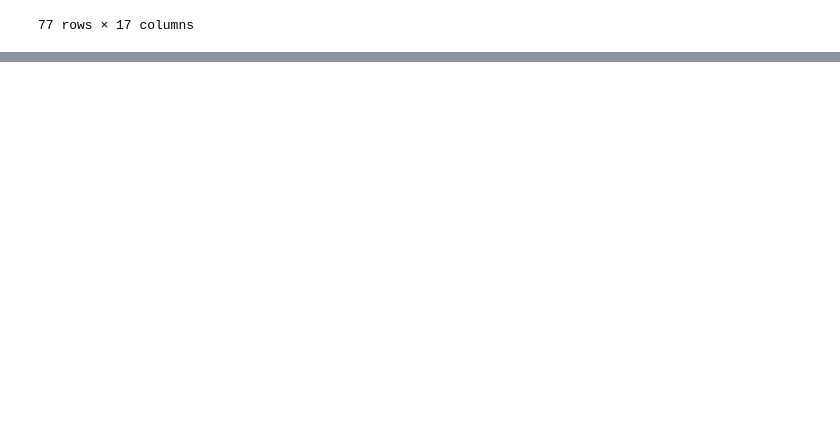
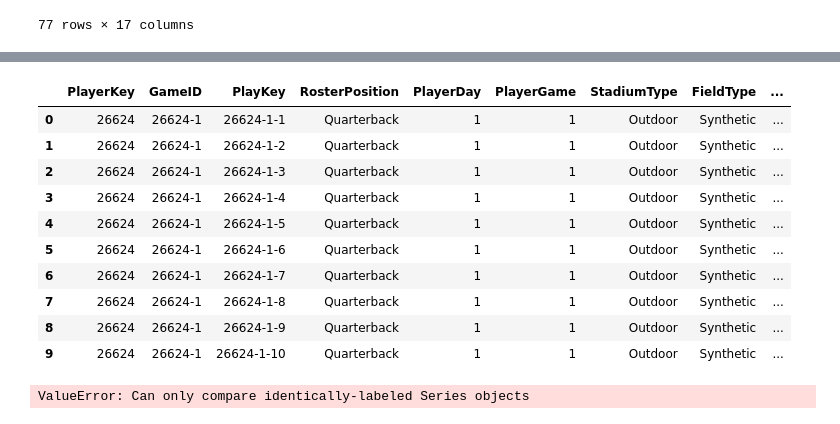
Before and after one commit to daniiprietoo/nfl-injury-analytics, a Jupyter notebook: notebooks/EDA.ipynb, the cells around one changed output, grey strips where cells are left out. Saved outputs shown, nothing was run; the diff lists cells and outputs as text; code cells hidden in the pictures; blank space fills up the shorter version.

```diff
--- a/notebooks/EDA.ipynb
+++ b/notebooks/EDA.ipynb
@@ -433,0 +429,4 @@ combined_data
+# %%
+play_list.sort_values(by=['PlayerKey', 'PlayerDay'], ascending=[True, True], inplace=True)
+dummy = play_list.copy()
+dummy.groupby('PlayerKey')['PlayerDay'].value_counts()
@@ -433,0 +447,19 @@ combined_data
+# %%
+dummy['RestDays'] = dummy.groupby('PlayerKey')['PlayerDay'].diff()
+dummy.head(10)
+# %% [output]
+|  | PlayerKey | GameID | PlayKey | RosterPosition | PlayerDay | PlayerGame | StadiumType | FieldType | ... |
+| 0 | 26624 | 26624-1 | 26624-1-1 | Quarterback | 1 | 1 | Outdoor | Synthetic | ... |
+| 1 | 26624 | 26624-1 | 26624-1-2 | Quarterback | 1 | 1 | Outdoor | Synthetic | ... |
+| 2 | 26624 | 26624-1 | 26624-1-3 | Quarterback | 1 | 1 | Outdoor | Synthetic | ... |
+| 3 | 26624 | 26624-1 | 26624-1-4 | Quarterback | 1 | 1 | Outdoor | Synthetic | ... |
+| 4 | 26624 | 26624-1 | 26624-1-5 | Quarterback | 1 | 1 | Outdoor | Synthetic | ... |
+| 5 | 26624 | 26624-1 | 26624-1-6 | Quarterback | 1 | 1 | Outdoor | Synthetic | ... |
+| 6 | 26624 | 26624-1 | 26624-1-7 | Quarterback | 1 | 1 | Outdoor | Synthetic | ... |
+| 7 | 26624 | 26624-1 | 26624-1-8 | Quarterback | 1 | 1 | Outdoor | Synthetic | ... |
+| 8 | 26624 | 26624-1 | 26624-1-9 | Quarterback | 1 | 1 | Outdoor | Synthetic | ... |
+| 9 | 26624 | 26624-1 | 26624-1-10 | Quarterback | 1 | 1 | Outdoor | Synthetic | ... |
+# %%
+combined_data['RestDays'] = dummy['RestDays'].where(combined_data['PlayKey'] == dummy['PlayKey'])
+# %% [output]
+ValueError: Can only compare identically-labeled Series objects
```
Also changed, not shown: parts of 8 cells of this notebook, 4 other files.
